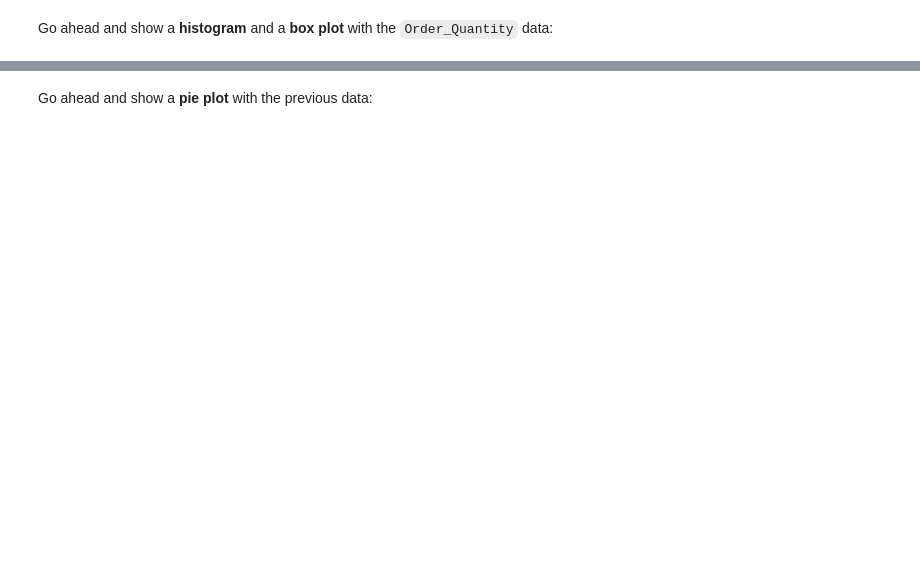
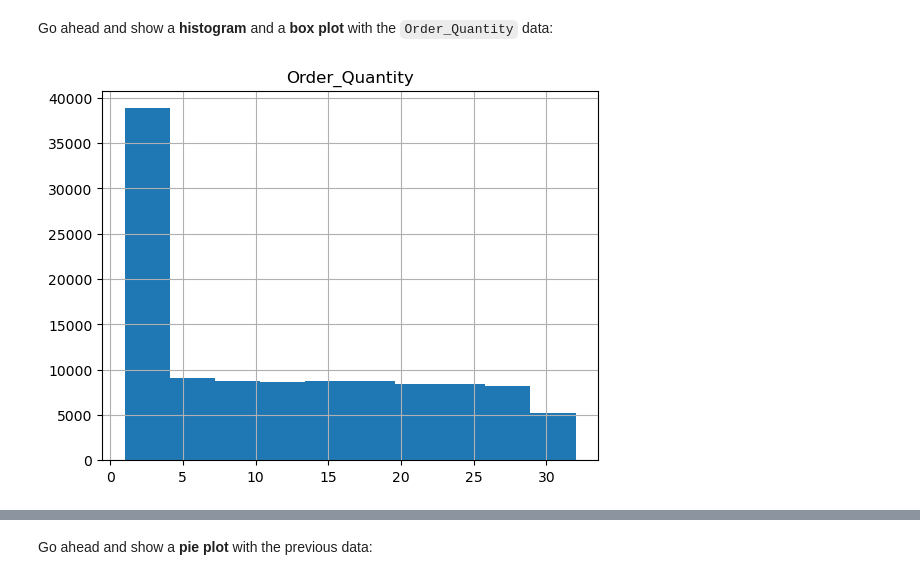
Before and after one commit to AlisonCG1/Freecodecamp-practice, a Jupyter notebook: Exercises_1.ipynb, the cells around one changed output, grey strips where cells are left out. Drawn from its saved outputs; the diff is of its cells as text; code cells hidden in the pictures; blank space fills up the shorter version.

```diff
--- a/Exercises_1.ipynb
+++ b/Exercises_1.ipynb
@@ -76,5 +90,8 @@ sales['Order_Quantity'].mean()
 Go ahead and show a <b>histogram</b> and a <b>box plot</b> with the `Order_Quantity` data:
 # %%
 # your code goes here
+hist = sales.hist(column='Order_Quantity')
+# %% [output]
+[figure, added]
 # %%
 sales['Order_Quantity'].plot(kind='hist', bins=30, figsize=(14,6))
```
Also changed, not shown: parts of 8 cells of this notebook.
